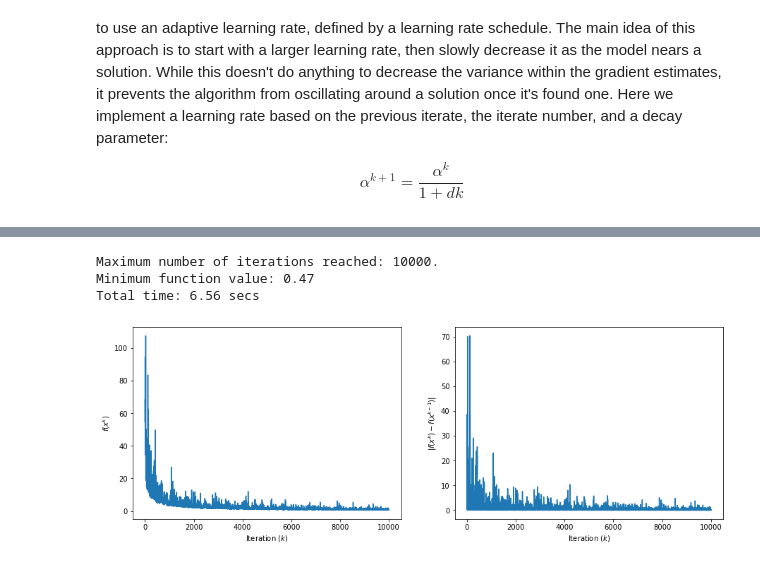
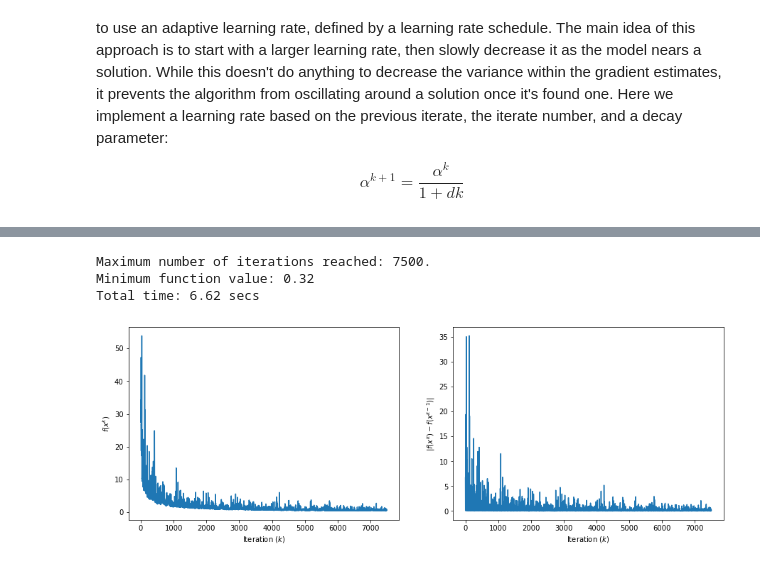
Before and after one commit to UW-AMO/neurohackademy, a Jupyter notebook: notebooks/Part1-IterativeMethods.ipynb, the cells around one changed output, grey strips where cells are left out. Cells and saved outputs as stored; diff of their text form; code cells hidden in the pictures.

```diff
--- a/notebooks/Part1-IterativeMethods.ipynb
+++ b/notebooks/Part1-IterativeMethods.ipynb
@@ -233,9 +244,9 @@ None | 0.47 | 10000 | 6.21
 # %%
 decay = None # modify this variable
-results = utils.stochastic_descent(A, y, decay=decay, learning_rate=5e-3,  batch_size=1, max_iter=10000)
+results = utils.stochastic_descent(A, y, decay=decay, batch_size=1, max_iter=7500, learning_rate=1e-2)
 utils.plot_sgd(results)
 # %% [output]
-Maximum number of iterations reached: 10000.
-Minimum function value: 0.47
-Total time: 6.56 secs
+Maximum number of iterations reached: 7500.
+Minimum function value: 0.32
+Total time: 6.62 secs
-[figure, old version]
+[figure, new version]
```
Also changed, not shown: parts of 4 cells of this notebook, 1 other file.
